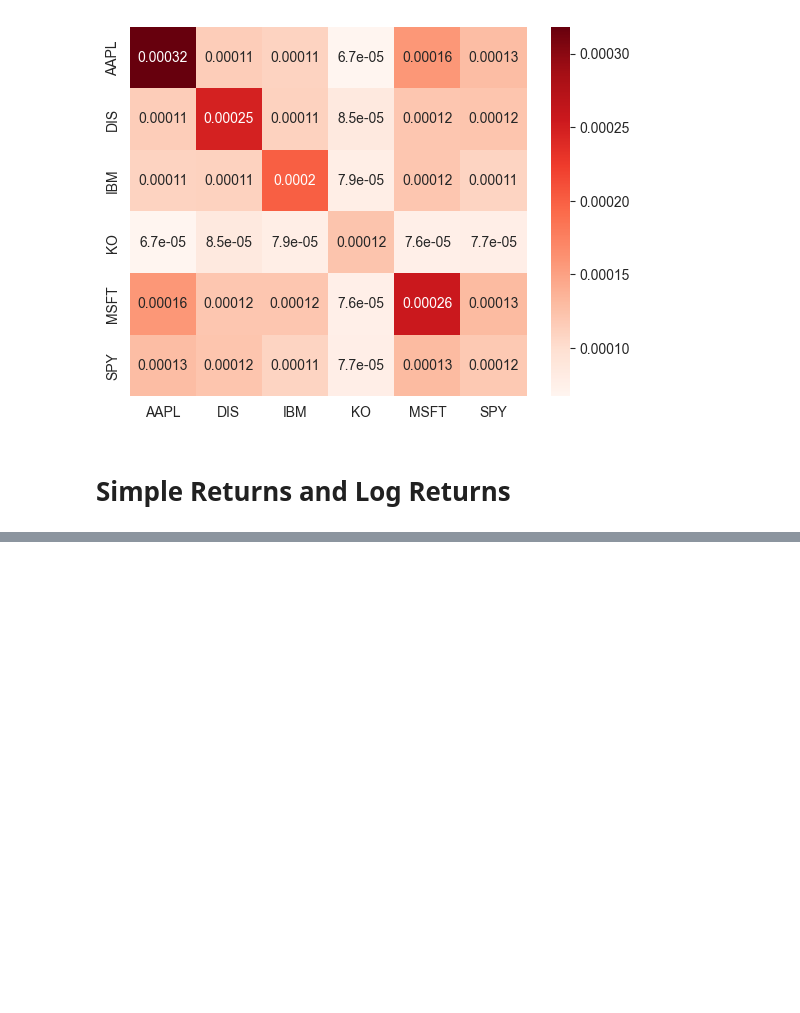
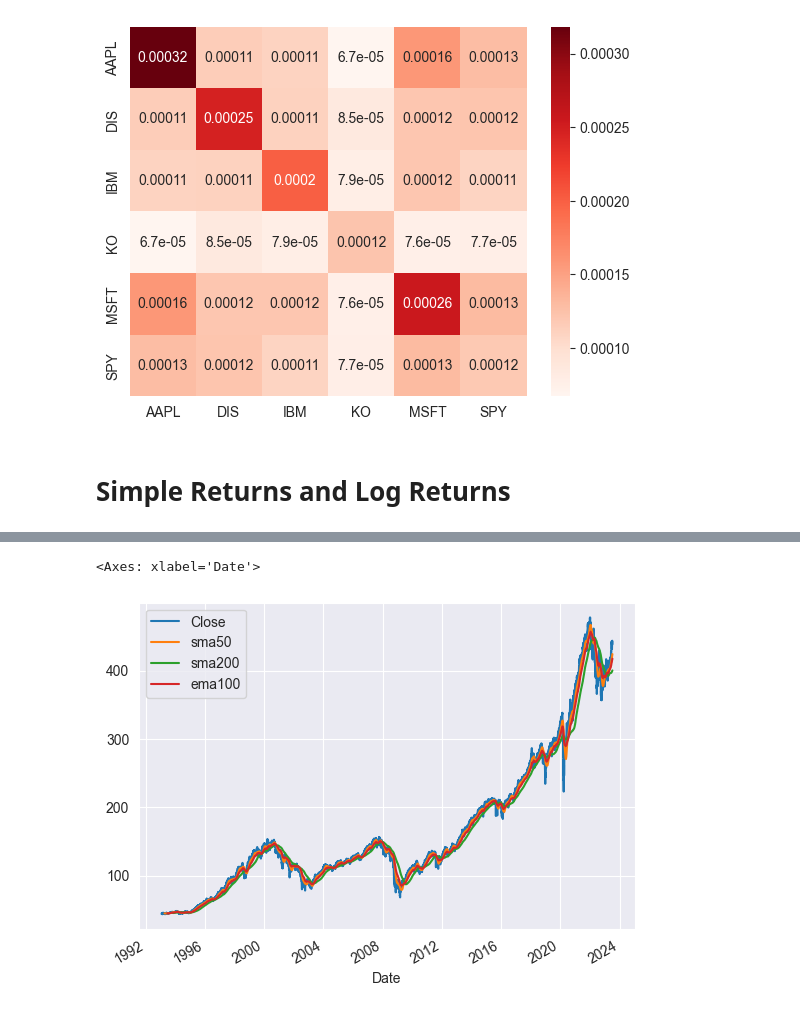
Before and after one commit to apolanco3225/Quant-Finance-Courses, a Jupyter notebook: Algoritmic Trading Bot/Tutorials (exercises)/Algo Trading.ipynb, the cells around one changed output, grey strips where cells are left out. Saved outputs shown, nothing was run; the diff lists cells and outputs as text; code cells hidden in the pictures; blank space fills up the shorter version.

```diff
--- a/Algoritmic Trading Bot/Tutorials (exercises)/Algo Trading.ipynb
+++ b/Algoritmic Trading Bot/Tutorials (exercises)/Algo Trading.ipynb
@@ -452,0 +584,6 @@ sns.heatmap(returns_df.cov(), cmap="Reds", annot=True);
+# %%
+spy_df["ema100"] = spy_df.Close.ewm(span=100, min_periods=100).mean()
+spy_df.plot()
+# %% [output]
+<Axes: xlabel='Date'>
+[figure, added]
```
Also changed, not shown: parts of 22 cells of this notebook.
